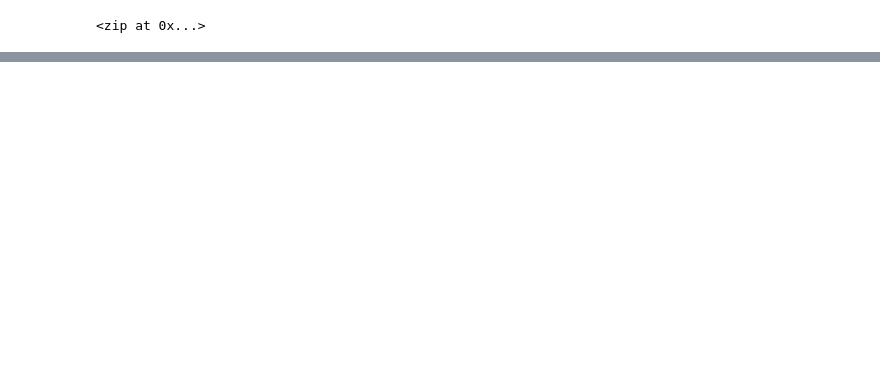
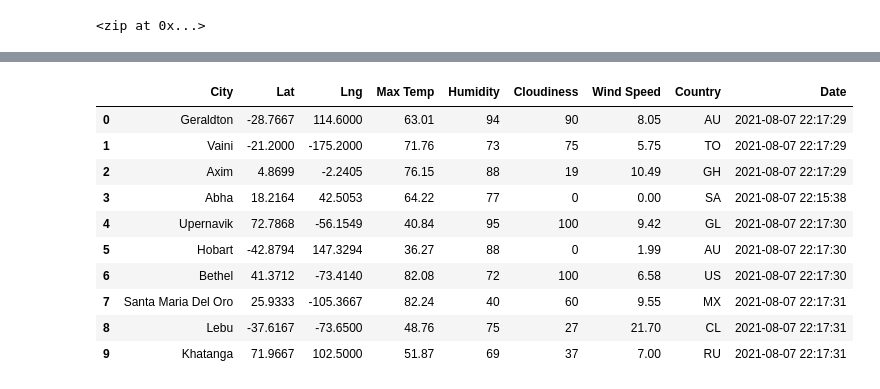
Before and after one commit to adbauer06/World_Weather_Analysis, a Jupyter notebook: WeatherPy.ipynb, the cells around one changed output, grey strips where cells are left out. Saved outputs shown, nothing was run; the diff lists cells and outputs as text; code cells hidden in the pictures; blank space fills up the shorter version.

```diff
--- a/WeatherPy.ipynb
+++ b/WeatherPy.ipynb
@@ -31,0 +124,16 @@ len(cities)
+# %%
+# Convert the array of dictionaries to a Pandas DataFrame.
+city_data_df = pd.DataFrame(city_data)
+city_data_df.head(10)
+# %% [output]
+|  | City | Lat | Lng | Max Temp | Humidity | Cloudiness | Wind Speed | Country | Date |
+| 0 | Geraldton | -28.7667 | 114.6000 | 63.01 | 94 | 90 | 8.05 | AU | 2021-08-07 22:17:29 |
+| 1 | Vaini | -21.2000 | -175.2000 | 71.76 | 73 | 75 | 5.75 | TO | 2021-08-07 22:17:29 |
+| 2 | Axim | 4.8699 | -2.2405 | 76.15 | 88 | 19 | 10.49 | GH | 2021-08-07 22:17:29 |
+| 3 | Abha | 18.2164 | 42.5053 | 64.22 | 77 | 0 | 0.00 | SA | 2021-08-07 22:15:38 |
+| 4 | Upernavik | 72.7868 | -56.1549 | 40.84 | 95 | 100 | 9.42 | GL | 2021-08-07 22:17:30 |
+| 5 | Hobart | -42.8794 | 147.3294 | 36.27 | 88 | 0 | 1.99 | AU | 2021-08-07 22:17:30 |
+| 6 | Bethel | 41.3712 | -73.4140 | 82.08 | 72 | 100 | 6.58 | US | 2021-08-07 22:17:30 |
+| 7 | Santa Maria Del Oro | 25.9333 | -105.3667 | 82.24 | 40 | 60 | 9.55 | MX | 2021-08-07 22:17:31 |
+| 8 | Lebu | -37.6167 | -73.6500 | 48.76 | 75 | 27 | 21.70 | CL | 2021-08-07 22:17:31 |
+| 9 | Khatanga | 71.9667 | 102.5000 | 51.87 | 69 | 37 | 7.00 | RU | 2021-08-07 22:17:31 |
```
Also changed, not shown: parts of 6 cells of this notebook, 4 other files.
